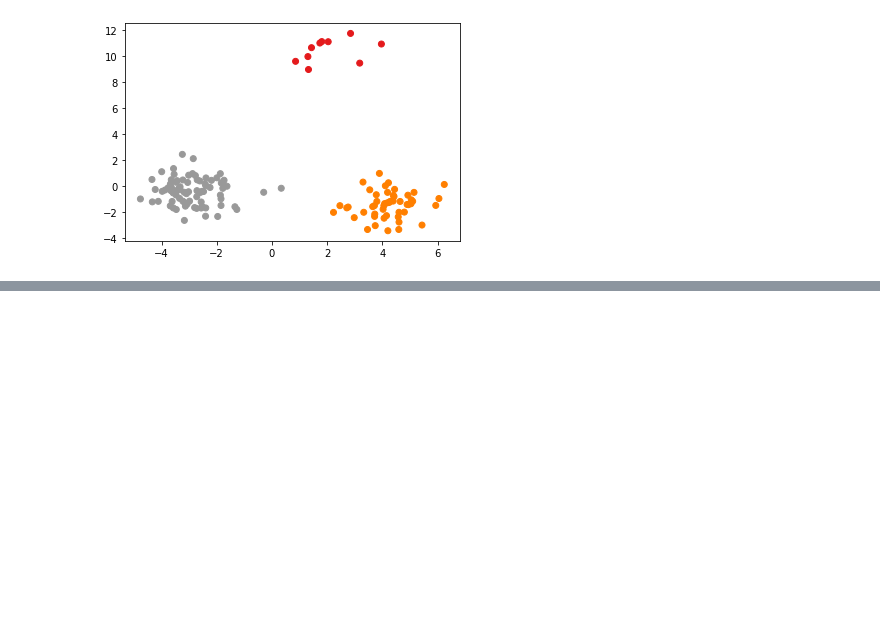
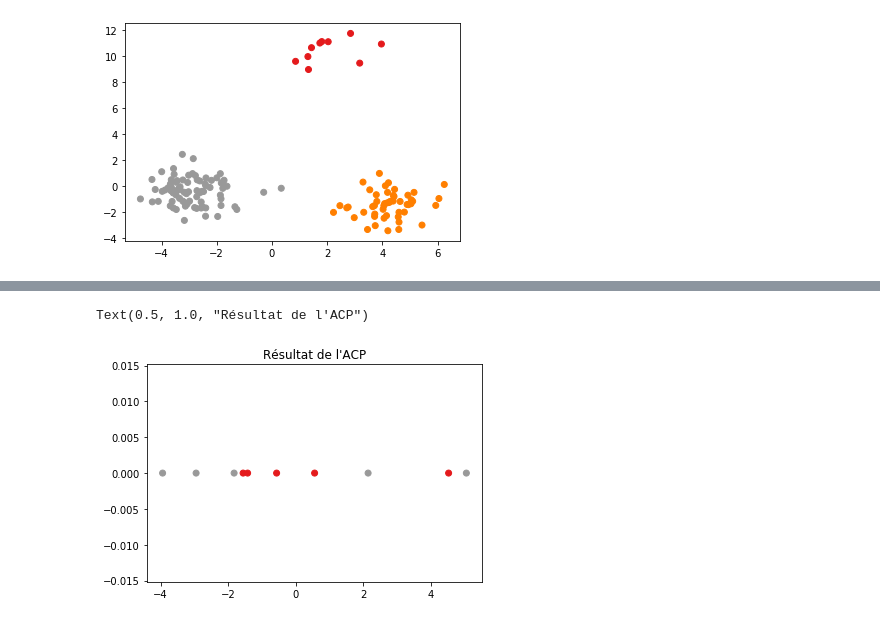
Before and after one commit to mahdiou-diallo/AFD-via-ACP, a Jupyter notebook: AFD via ACP.ipynb, the cells around one changed output, grey strips where cells are left out. Saved outputs shown, nothing was run; the diff lists cells and outputs as text; code cells hidden in the pictures; blank space fills up the shorter version.

```diff
--- a/AFD via ACP.ipynb
+++ b/AFD via ACP.ipynb
@@ -55,0 +90,7 @@ plt.scatter(lda[:,0], lda[:,1], c=y, cmap='Set1')
+# %%
+X_pca = PCA(n_components=1).fit_transform(X_t)
+plt.scatter(X_pca, np.zeros(X_pca.shape[0]), c=y_t, cmap='Set1')
+plt.title("Résultat de l'ACP")
+# %% [output]
+Text(0.5, 1.0, "Résultat de l'ACP")
+[figure, added]
```
Also changed, not shown: parts of 5 cells of this notebook.
